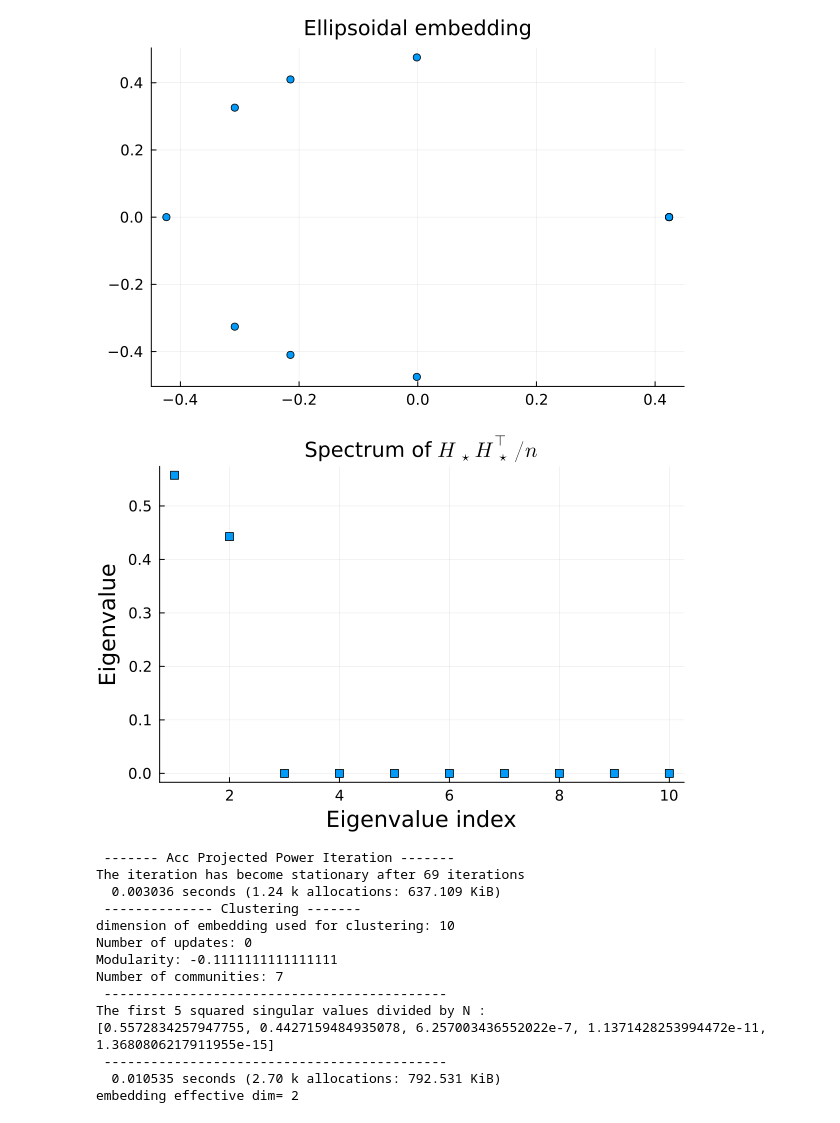
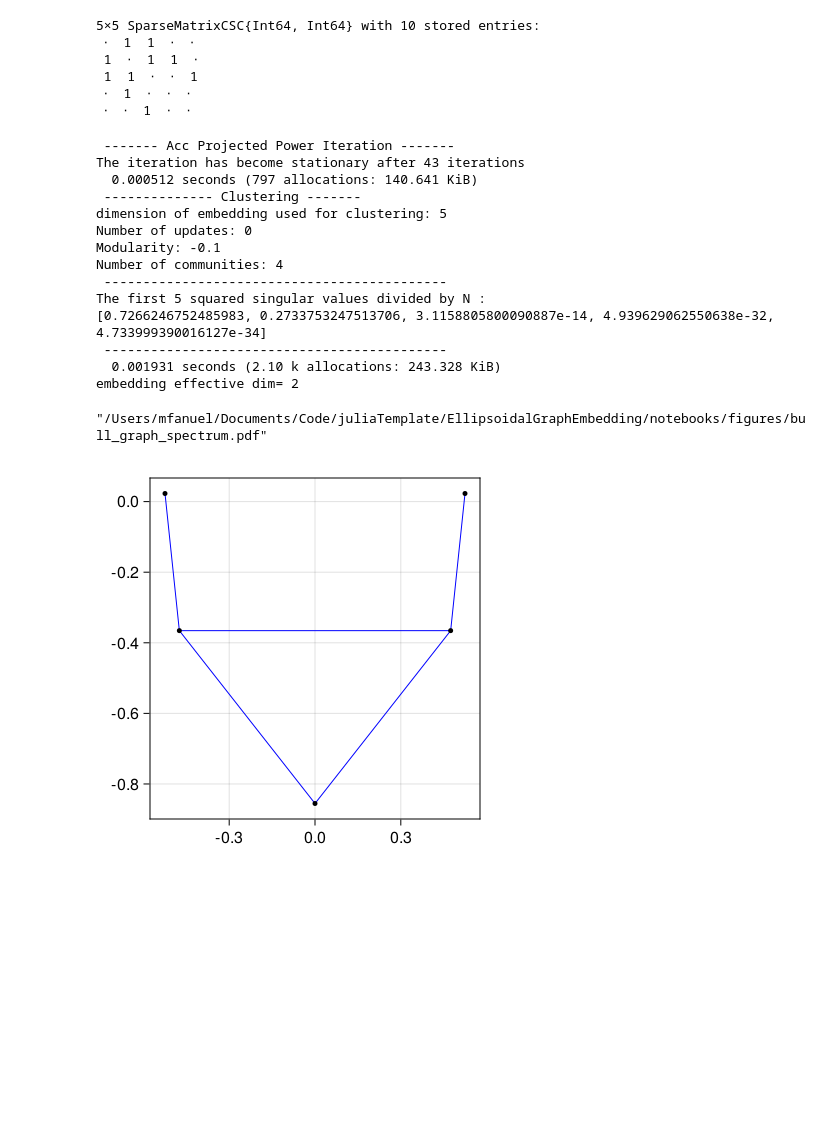
Before and after one commit to mrfanuel/EllipsoidalGraphEmbedding.jl, a Jupyter notebook: notebooks/small_scale_graphs.ipynb, the cells around one changed output. Cells and saved outputs as stored; diff of their text form; code cells hidden in the pictures; blank space fills up the shorter version.

Commit message:
cleaner loading of graphs

```diff
--- a/notebooks/small_scale_graphs.ipynb
+++ b/notebooks/small_scale_graphs.ipynb
@@ -44,6 +16,26 @@ N = size(A)[1]
+# %%
+# name = "dodecahedral_graph"
+# list = readdlm("data/smallgraphs/dodecahedral_graph.txt")
+# # number of columns of initial guess
+# d0 = 10
+
+name = "bull_graph"
+list = readdlm("data/smallgraphs/bull_graph.txt")
+# number of columns of initial guess
+d0 = 5
+
+list = list .+ 1 # indices start from 0
+A = adj_matrix_cc(list)
+# %% [output]
+5×5 SparseMatrixCSC{Int64, Int64} with 10 stored entries:
+ ⋅  1  1  ⋅  ⋅
+ 1  ⋅  1  1  ⋅
+ 1  1  ⋅  ⋅  1
+ ⋅  1  ⋅  ⋅  ⋅
+ ⋅  ⋅  1  ⋅  ⋅
 # %%
-# number of columns of initial guess
-d0 = 10
+N = size(A)[1]
+
 
 # shape of embedding
 shape = "Ellipsoidal";
@@ -54,52 +46,49 @@ community = zeros(Int64,N,1)
 x_embed,community,sigma =  @time sphere_embed_cluster(A, d0,shape, n_clusters)
 
 
-gr()
-p1 = Plots.plot(x_embed[1,:],x_embed[2,:],seriestype=:scatter,  legend = false,xtickfontsize=10,ytickfontsize=10, xguidefontsize=15, yguidefontsize=15,title= "Ellipsoidal embedding")
-display(p1)
+println("embedding effective dim= ",dim_eff(sigma,0.01))
+
+# nicer plots
+pgfplotsx()
 
 p2 = Plots.plot(1:length(sigma),sigma.^2/N,seriestype=:scatter, legend = false,yticks = 0:0.1:0.5,xtickfontsize=10,ytickfontsize=10, xguidefontsize=15, yguidefontsize=15, marker=:square)
 Plots.xlabel!("Eigenvalue index")
 Plots.ylabel!("Eigenvalue")
 Plots.title!(L"Spectrum of $H_\star H_\star^\top/n$")
-display(p2)
-
-println("embedding effective dim= ",dim_eff(sigma,0.01))
-
-# # nicer plots
-# pgfplotsx()
-
-# p1 = Plots.plot(x_embed[1,:],x_embed[2,:],seriestype=:scatter, color = community_true, legend = false,xtickfontsize=10,ytickfontsize=10, xguidefontsize=15, yguidefontsize=15,title= "Ellipsoidal embedding")
-# savefig("figures/LFR_"*set*"_embedding.pdf")
-
-# p2 = Plots.plot(1:length(sigma),sigma.^2/N,seriestype=:scatter, legend = false,yticks = 0:0.1:0.5,xtickfontsize=10,ytickfontsize=10, xguidefontsize=15, yguidefontsize=15, marker=:square)
-# Plots.xlabel!("Eigenvalue index")
-# Plots.ylabel!("Eigenvalue")
-# Plots.title!(L"Spectrum of $H_\star H_\star^\top/n$")
-# savefig("figures/LFR_"*set*"_spectrum.pdf")
+savefig("figures/"*name*"_spectrum.pdf")
 # %% [output]
-[figure, removed]
-[figure, removed]
  ------- Acc Projected Power Iteration -------
-The iteration has become stationary after 69 iterations
-  0.003036 seconds (1.24 k allocations: 637.109 KiB)
+The iteration has become stationary after 43 iterations
+  0.000512 seconds (797 allocations: 140.641 KiB)
  -------------- Clustering -------
-dimension of embedding used for clustering: 10
+dimension of embedding used for clustering: 5
 Number of updates: 0
-Modularity: -0.1111111111111111
-Number of communities: 7
+Modularity: -0.1
+Number of communities: 4
  --------------------------------------------
 The first 5 squared singular values divided by N :
-[0.5572834257947755, 0.4427159484935078, 6.257003436552022e-7, 1.1371428253994472e-11, 1.3680806217911955e-15]
+[0.7266246752485983, 0.2733753247513706, 3.1158805800090887e-14, 4.939629062550638e-32, 4.733999390016127e-34]
  --------------------------------------------
-  0.010535 seconds (2.70 k allocations: 792.531 KiB)
+  0.001931 seconds (2.10 k allocations: 243.328 KiB)
 embedding effective dim= 2
+"/Users/mfanuel/Documents/Code/juliaTemplate/EllipsoidalGraphEmbedding/notebooks/figures/bull_graph_spectrum.pdf"
 # %%
 using Graphs, GraphPlot
 using CairoMakie
 CairoMakie.activate!(type="png")
 set_theme!(resolution=(400, 400))
 using GraphMakie: graphplot
 using GraphMakie: graphplot!
 using CairoMakie.Colors
+
+g = Graph(A)
+x = x_embed'
+function mylayout(g)
+    # create iterator going over x-coord and y-coord
+    return Point.(zip(x[:, 1], x[:, 2]))
+end
+
+f, ax, p = graphplot(g; layout=mylayout,edge_color=:blue,node_size=5,edge_width=1)
+# %% [output]
+[figure, added]
 # %%
```
Also changed, not shown: parts of 2 cells of this notebook.
